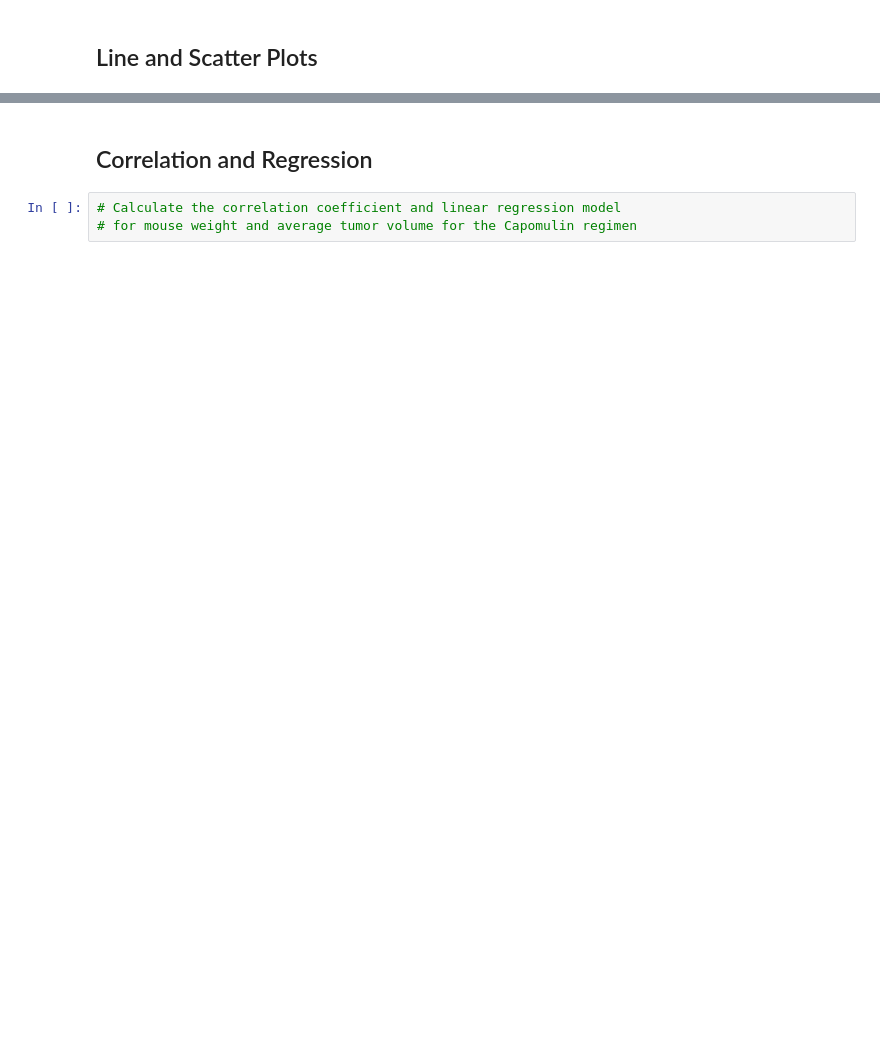
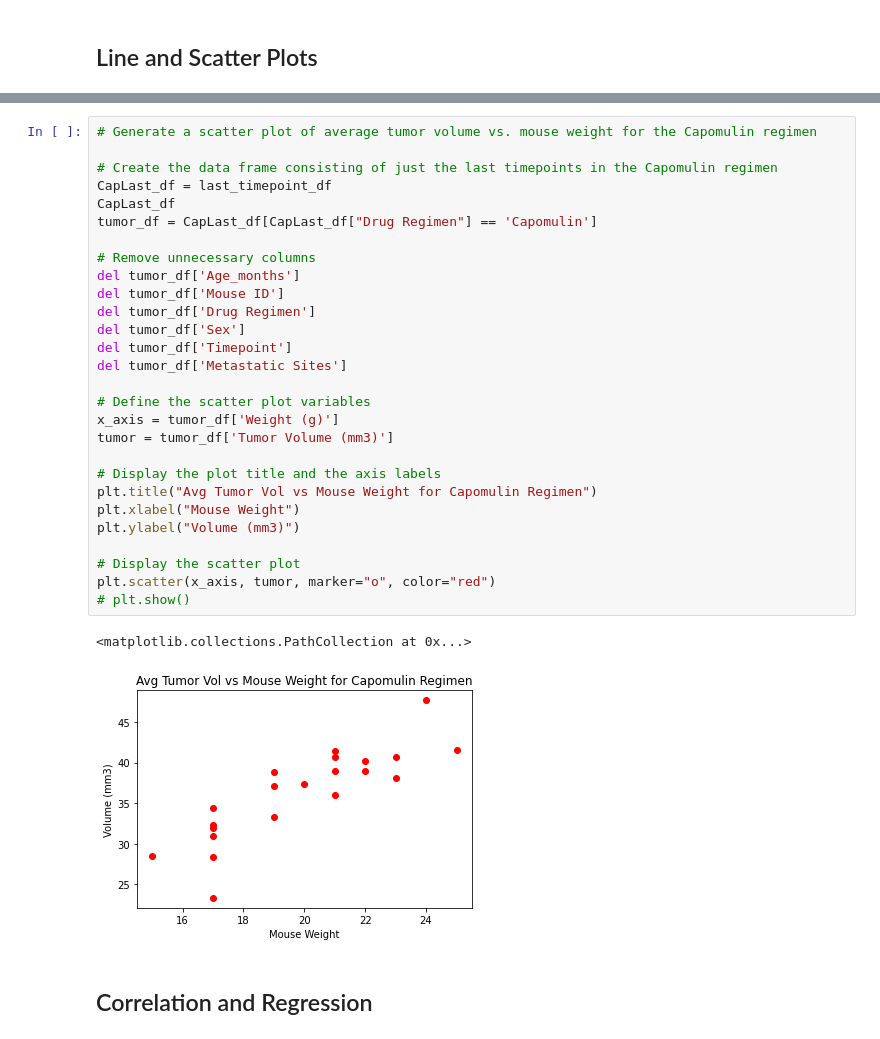
Before and after one commit to kurt89/matplotlib-challenge, a Jupyter notebook: matplotlib-challenge/Pymaceuticals/pymaceuticals.ipynb, the cells around one changed output, grey strips where cells are left out. Cells and saved outputs as stored; diff of their text form; blank space fills up the shorter version.

```diff
--- a/matplotlib-challenge/Pymaceuticals/pymaceuticals.ipynb
+++ b/matplotlib-challenge/Pymaceuticals/pymaceuticals.ipynb
@@ -299,5 +370,33 @@ tumor_volume = []
+# %%
+# Generate a scatter plot of average tumor volume vs. mouse weight for the Capomulin regimen
+
+# Create the data frame consisting of just the last timepoints in the Capomulin regimen
+CapLast_df = last_timepoint_df
+CapLast_df
+tumor_df = CapLast_df[CapLast_df["Drug Regimen"] == 'Capomulin']
+
+# Remove unnecessary columns
+del tumor_df['Age_months']
+del tumor_df['Mouse ID']
+del tumor_df['Drug Regimen']
+del tumor_df['Sex']
+del tumor_df['Timepoint']
+del tumor_df['Metastatic Sites']
+
+# Define the scatter plot variables
+x_axis = tumor_df['Weight (g)']
+tumor = tumor_df['Tumor Volume (mm3)']
+
+# Display the plot title and the axis labels
+plt.title("Avg Tumor Vol vs Mouse Weight for Capomulin Regimen")
+plt.xlabel("Mouse Weight")
+plt.ylabel("Volume (mm3)")
+
+# Display the scatter plot
+plt.scatter(x_axis, tumor, marker="o", color="red")
+# plt.show()
+# %% [output]
+<matplotlib.collections.PathCollection at 0x...>
+[figure, added]
 # %% [markdown]
 ## Correlation and Regression
-# %%
-# Calculate the correlation coefficient and linear regression model
-# for mouse weight and average tumor volume for the Capomulin regimen
```
Also changed, not shown: parts of 12 cells of this notebook, 1 other file.
